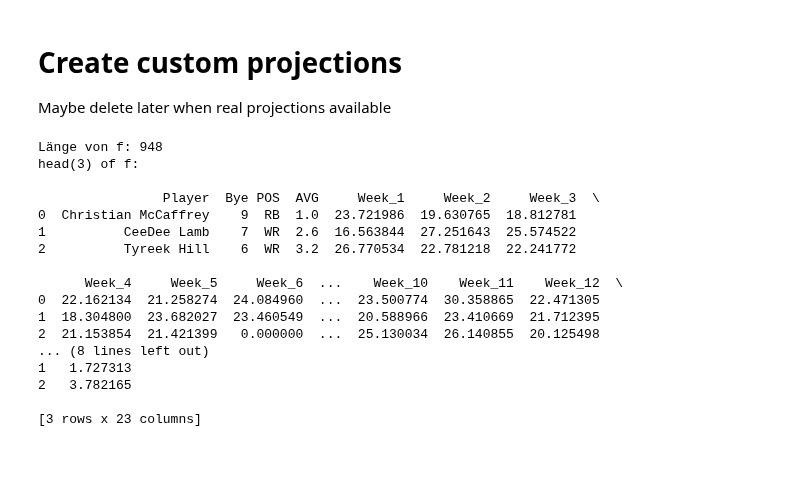
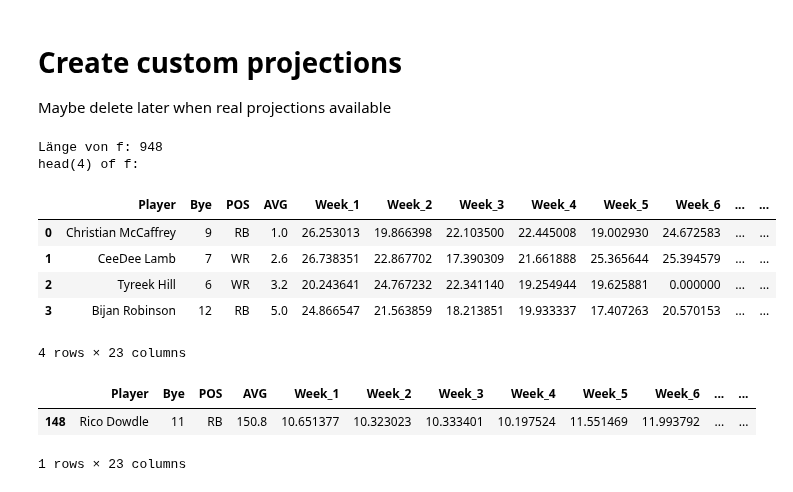
Before and after one commit to alexk2206/Data_Driven_Fantasy_Football, a Jupyter notebook: Enhanced_optimization.ipynb, the cells around one changed output. Cells and saved outputs as stored; diff of their text form; code cells hidden in the pictures; blank space fills up the shorter version.

```diff
--- a/Enhanced_optimization.ipynb
+++ b/Enhanced_optimization.ipynb
@@ -76,56 +92,52 @@ def projection_base(avg, pos, max_val=22, min_val=7, k=75, c=1.5):
 
 final_projections = []
 for _, row in projections_df.iterrows():
     base_score = projection_base(row['AVG'], row['POS'])
 
     # Erstellen der weekly projections
     weekly_proj = []
     for week in range(number_of_weeks):
         # Überprüfen, ob die aktuelle Woche (week + 1) mit der Bye-Woche des Spielers übereinstimmt
         if (week + 1) == row['Bye']:  # Woche des Spielers = Bye-Woche?
             weekly_proj.append(0.0)  # Projektion auf 0 setzen
         else:
             weekly_proj.append(base_score + np.random.normal(0, base_score * 0.1))  # Zufällige Variation
 
     final_projections.append(weekly_proj)
 
 # Projektionen in DataFrame einfügen
 f = projections_df[["Player", "Bye", "POS", "AVG"]].copy()
 for i, col in enumerate(weekly_columns):
     f[col] = [proj[i] for proj in final_projections]
 f["TTL"] = f[weekly_columns].sum(axis=1)
 f['dropoff'] = (f.sort_values(['POS','TTL'], ascending=[True, False]).groupby('POS')['TTL'].diff(-1).fillna(0.0))
 
 
 # Stichprobe
-probe = 3
+probe = 4
 print(f'Länge von f: {len(f)}')
 print(f'head({probe}) of f:')
 print()
-print(f.head(probe))
+# print(f.head(probe))
+f.head(probe)
 # %% [output]
 Länge von f: 948
-head(3) of f:
-
-                Player  Bye POS  AVG     Week_1     Week_2     Week_3  \
-0  Christian McCaffrey    9  RB  1.0  23.721986  19.630765  18.812781
-1          CeeDee Lamb    7  WR  2.6  16.563844  27.251643  25.574522
-2          Tyreek Hill    6  WR  3.2  26.770534  22.781218  22.241772
-
-      Week_4     Week_5     Week_6  ...    Week_10    Week_11    Week_12  \
-0  22.162134  21.258274  24.084960  ...  23.500774  30.358865  22.471305
-1  18.304800  23.682027  23.460549  ...  20.588966  23.410669  21.712395
-2  21.153854  21.421399   0.000000  ...  25.130034  26.140855  20.125498
-... (8 lines left out)
-1   1.727313
-2   3.782165
-
-[3 rows x 23 columns]
+head(4) of f:
+|  | Player | Bye | POS | AVG | Week_1 | Week_2 | Week_3 | Week_4 | Week_5 | Week_6 | ... | ... |
+| 0 | Christian McCaffrey | 9 | RB | 1.0 | 26.253013 | 19.866398 | 22.103500 | 22.445008 | 19.002930 | 24.672583 | ... | ... |
+| 1 | CeeDee Lamb | 7 | WR | 2.6 | 26.738351 | 22.867702 | 17.390309 | 21.661888 | 25.365644 | 25.394579 | ... | ... |
+| 2 | Tyreek Hill | 6 | WR | 3.2 | 20.243641 | 24.767232 | 22.341140 | 19.254944 | 19.625881 | 0.000000 | ... | ... |
+| 3 | Bijan Robinson | 12 | RB | 5.0 | 24.866547 | 21.563859 | 18.213851 | 19.933337 | 17.407263 | 20.570153 | ... | ... |
+4 rows × 23 columns
 # %%
 # VOR berechnen
 # %%
-# filter for Player == Rico Dowdle
-# f[f['Player'] == 'Carolina Panthers']
+#filter for Player == Rico Dowdle
+f[f['Player'] == 'Rico Dowdle']
+# %% [output]
+|  | Player | Bye | POS | AVG | Week_1 | Week_2 | Week_3 | Week_4 | Week_5 | Week_6 | ... | ... |
+| 148 | Rico Dowdle | 11 | RB | 150.8 | 10.651377 | 10.323023 | 10.333401 | 10.197524 | 11.551469 | 11.993792 | ... | ... |
+1 rows × 23 columns
 # %%
 # ==========================
 # 1. PARAMETERS
```
Also changed, not shown: parts of 7 cells of this notebook.
